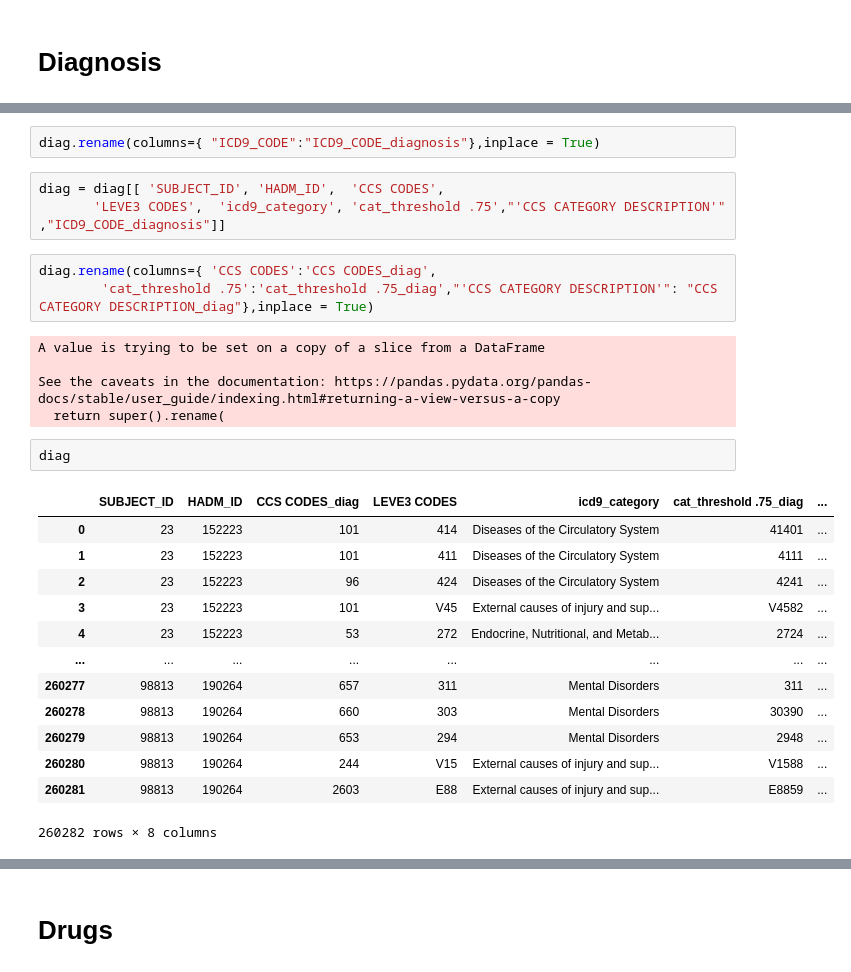
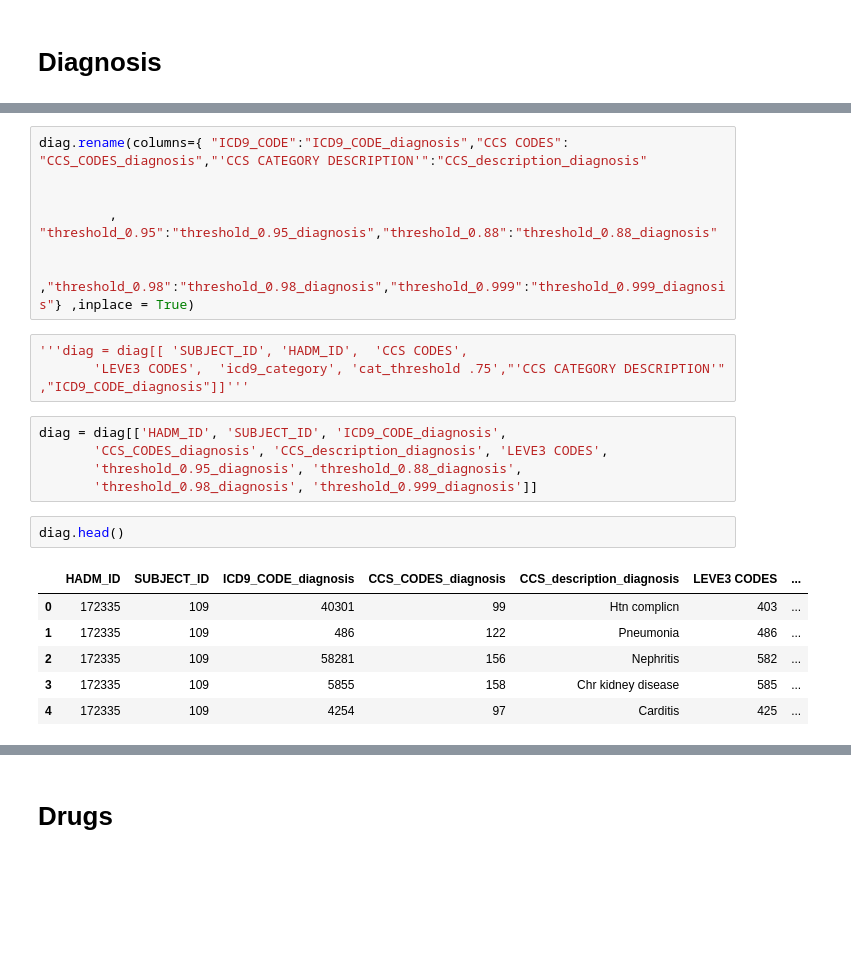
Before and after one commit to cynthia166/Synthetic-Data-Deep-Learning, a Jupyter notebook: 4_concat_input_1.ipynb, the cells around one changed output, grey strips where cells are left out. Saved outputs shown, nothing was run; the diff lists cells and outputs as text; blank space fills up the shorter version.

Commit message:
modificacion diagnosis_drugs

```diff
--- a/4_concat_input_1.ipynb
+++ b/4_concat_input_1.ipynb
@@ -156,32 +179,27 @@ diag
 # %%
-diag.rename(columns={ "ICD9_CODE":"ICD9_CODE_diagnosis"},inplace = True)
+diag.rename(columns={ "ICD9_CODE":"ICD9_CODE_diagnosis","CCS CODES": "CCS_CODES_diagnosis","'CCS CATEGORY DESCRIPTION'":"CCS_description_diagnosis"
+
+
+         , "threshold_0.95":"threshold_0.95_diagnosis","threshold_0.88":"threshold_0.88_diagnosis"
+
+         ,"threshold_0.98":"threshold_0.98_diagnosis","threshold_0.999":"threshold_0.999_diagnosis"} ,inplace = True)
 # %%
-diag = diag[[ 'SUBJECT_ID', 'HADM_ID',  'CCS CODES',
-       'LEVE3 CODES',  'icd9_category', 'cat_threshold .75',"'CCS CATEGORY DESCRIPTION'" ,"ICD9_CODE_diagnosis"]]
+'''diag = diag[[ 'SUBJECT_ID', 'HADM_ID',  'CCS CODES',
+       'LEVE3 CODES',  'icd9_category', 'cat_threshold .75',"'CCS CATEGORY DESCRIPTION'" ,"ICD9_CODE_diagnosis"]]'''
-# %%
-diag.rename(columns={ 'CCS CODES':'CCS CODES_diag',
-        'cat_threshold .75':'cat_threshold .75_diag',"'CCS CATEGORY DESCRIPTION'": "CCS CATEGORY DESCRIPTION_diag"},inplace = True)
-# %% [output]
-A value is trying to be set on a copy of a slice from a DataFrame
-
-See the caveats in the documentation: https://pandas.pydata.org/pandas-docs/stable/user_guide/indexing.html#returning-a-view-versus-a-copy
-  return super().rename(
+# %%
+diag = diag[['HADM_ID', 'SUBJECT_ID', 'ICD9_CODE_diagnosis',
+       'CCS_CODES_diagnosis', 'CCS_description_diagnosis', 'LEVE3 CODES',
+       'threshold_0.95_diagnosis', 'threshold_0.88_diagnosis',
+       'threshold_0.98_diagnosis', 'threshold_0.999_diagnosis']]
 # %%
-diag
+diag.head()
 # %% [output]
-|  | SUBJECT_ID | HADM_ID | CCS CODES_diag | LEVE3 CODES | icd9_category | cat_threshold .75_diag | ... |
-| 0 | 23 | 152223 | 101 | 414 | Diseases of the Circulatory System | 41401 | ... |
-| 1 | 23 | 152223 | 101 | 411 | Diseases of the Circulatory System | 4111 | ... |
-| 2 | 23 | 152223 | 96 | 424 | Diseases of the Circulatory System | 4241 | ... |
-| 3 | 23 | 152223 | 101 | V45 | External causes of injury and sup... | V4582 | ... |
-| 4 | 23 | 152223 | 53 | 272 | Endocrine, Nutritional, and Metab... | 2724 | ... |
-| ... | ... | ... | ... | ... | ... | ... | ... |
-| 260277 | 98813 | 190264 | 657 | 311 | Mental Disorders | 311 | ... |
-| 260278 | 98813 | 190264 | 660 | 303 | Mental Disorders | 30390 | ... |
-| 260279 | 98813 | 190264 | 653 | 294 | Mental Disorders | 2948 | ... |
-| 260280 | 98813 | 190264 | 244 | V15 | External causes of injury and sup... | V1588 | ... |
-| 260281 | 98813 | 190264 | 2603 | E88 | External causes of injury and sup... | E8859 | ... |
+|  | HADM_ID | SUBJECT_ID | ICD9_CODE_diagnosis | CCS_CODES_diagnosis | CCS_description_diagnosis | LEVE3 CODES | ... |
+| 0 | 172335 | 109 | 40301 | 99 | Htn complicn | 403 | ... |
+| 1 | 172335 | 109 | 486 | 122 | Pneumonia | 486 | ... |
+| 2 | 172335 | 109 | 58281 | 156 | Nephritis | 582 | ... |
+| 3 | 172335 | 109 | 5855 | 158 | Chr kidney disease | 585 | ... |
+| 4 | 172335 | 109 | 4254 | 97 | Carditis | 425 | ... |
-260282 rows × 8 columns
 # %%
 
 # Group by 'SUBJECT_ID' and 'HADM_ID' and aggregate all columns into lists
```
Also changed, not shown: parts of 30 cells of this notebook, 11 other files.
